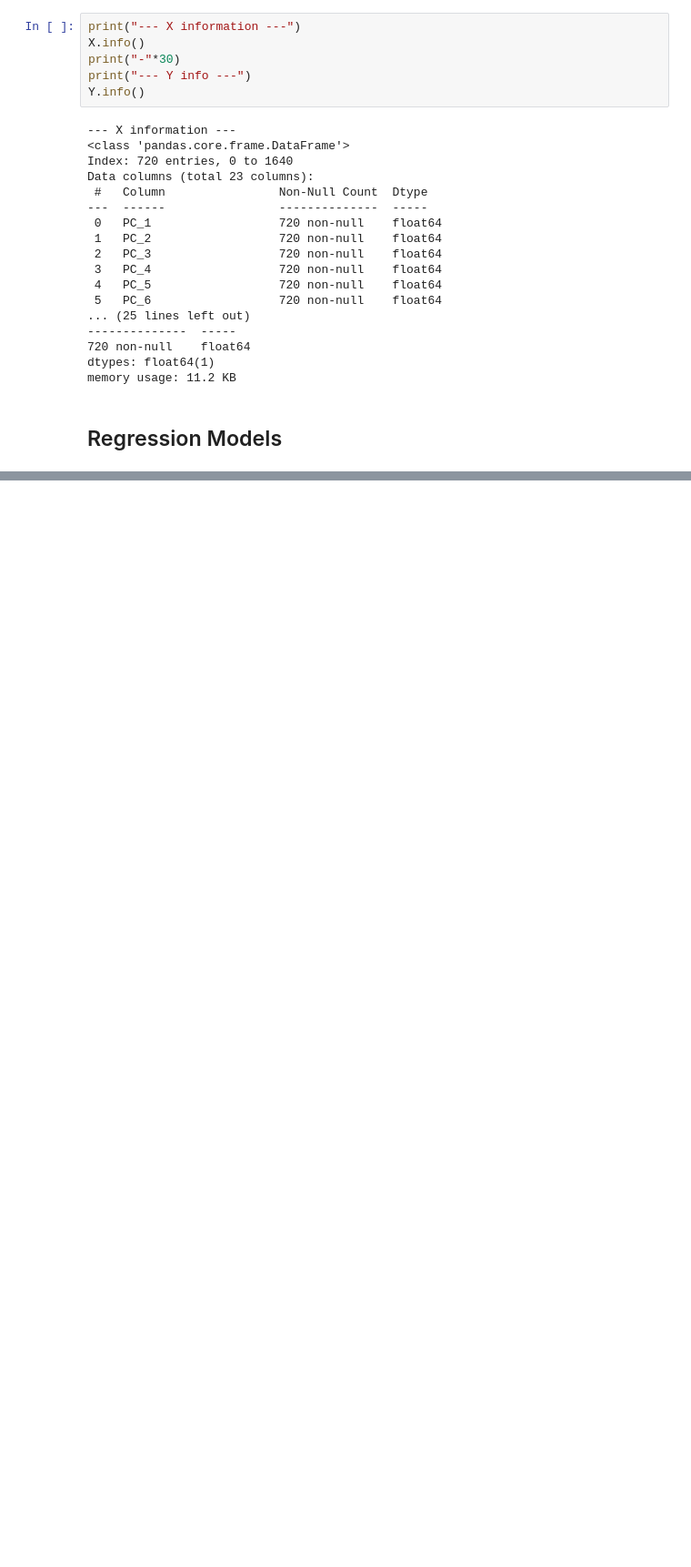
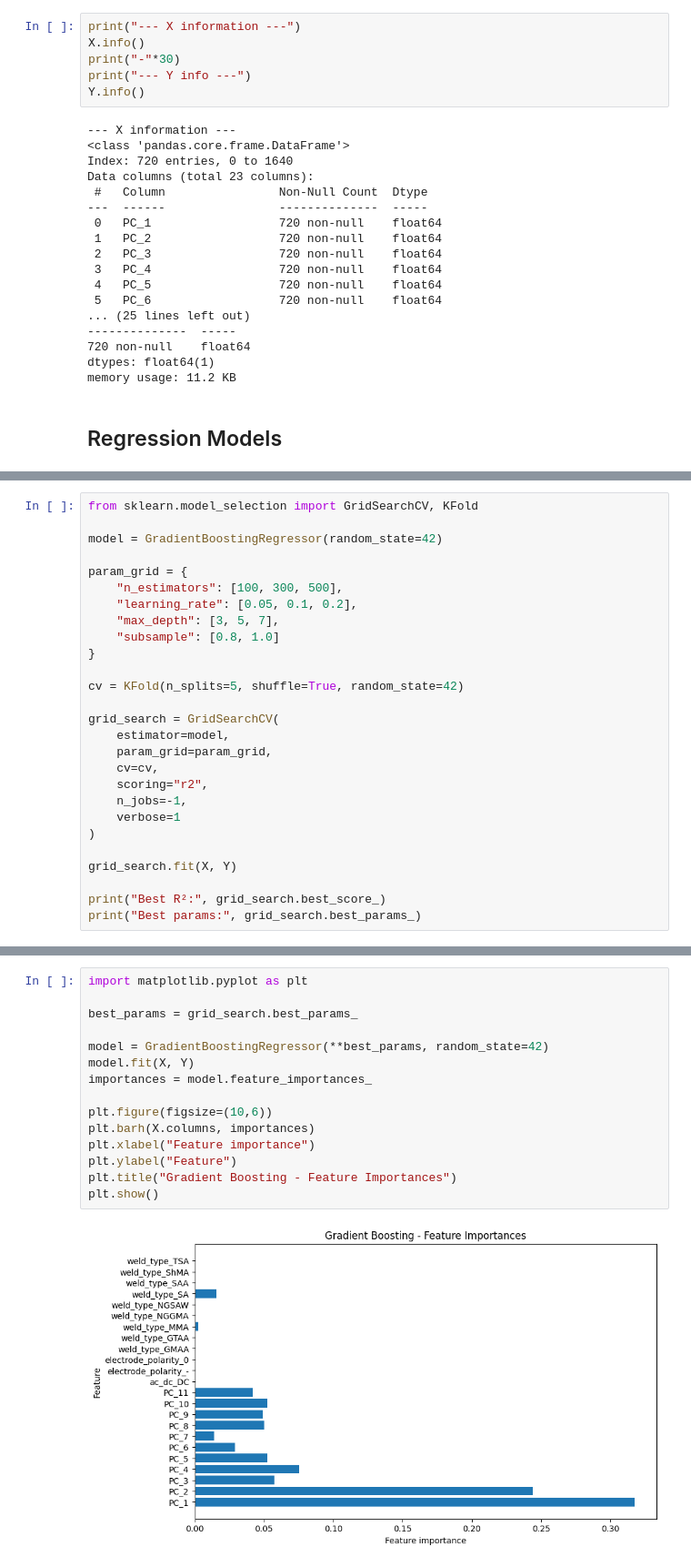
Before and after one commit to colinfrisch/projet_appr_auto, a Jupyter notebook: regression.ipynb, the cells around one changed output, grey strips where cells are left out. Shown at 91% size. Cells and saved outputs as stored; diff of their text form; blank space fills up the shorter version.

```diff
--- a/regression.ipynb
+++ b/regression.ipynb
@@ -1005,0 +1028,27 @@ memory usage: 11.2 KB
+# %%
+from sklearn.model_selection import GridSearchCV, KFold
+
+model = GradientBoostingRegressor(random_state=42)
+
+param_grid = {
+    "n_estimators": [100, 300, 500],
+    "learning_rate": [0.05, 0.1, 0.2],
+    "max_depth": [3, 5, 7],
+    "subsample": [0.8, 1.0]
+}
+
+cv = KFold(n_splits=5, shuffle=True, random_state=42)
+
+grid_search = GridSearchCV(
+    estimator=model,
+    param_grid=param_grid,
+    cv=cv,
+    scoring="r2",
+    n_jobs=-1,
+    verbose=1
+)
+
+grid_search.fit(X, Y)
+
+print("Best R²:", grid_search.best_score_)
+print("Best params:", grid_search.best_params_)
@@ -1005,0 +1070,17 @@ memory usage: 11.2 KB
+# %%
+import matplotlib.pyplot as plt
+
+best_params = grid_search.best_params_
+
+model = GradientBoostingRegressor(**best_params, random_state=42)
+model.fit(X, Y)
+importances = model.feature_importances_
+
+plt.figure(figsize=(10,6))
+plt.barh(X.columns, importances)
+plt.xlabel("Feature importance")
+plt.ylabel("Feature")
+plt.title("Gradient Boosting - Feature Importances")
+plt.show()
+# %% [output]
+[figure, added]
```
Also changed, not shown: parts of 7 cells of this notebook.
